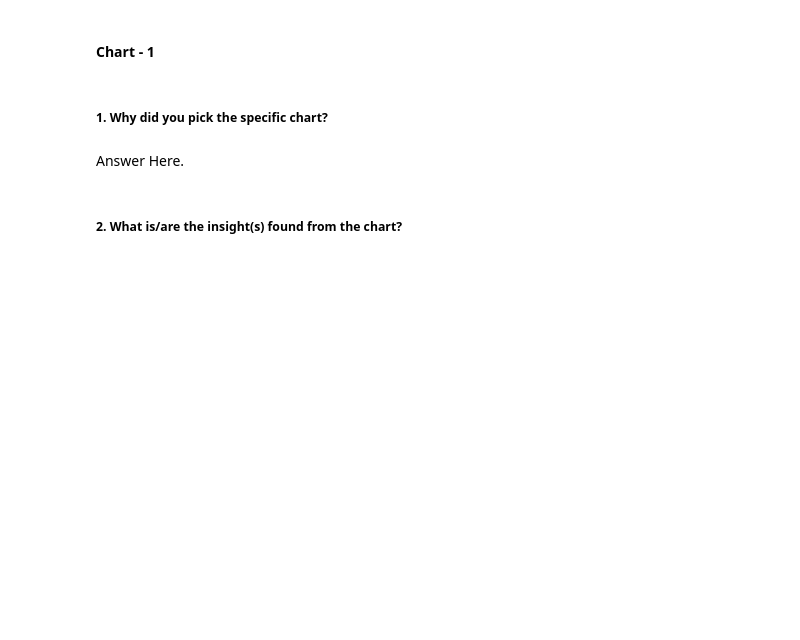
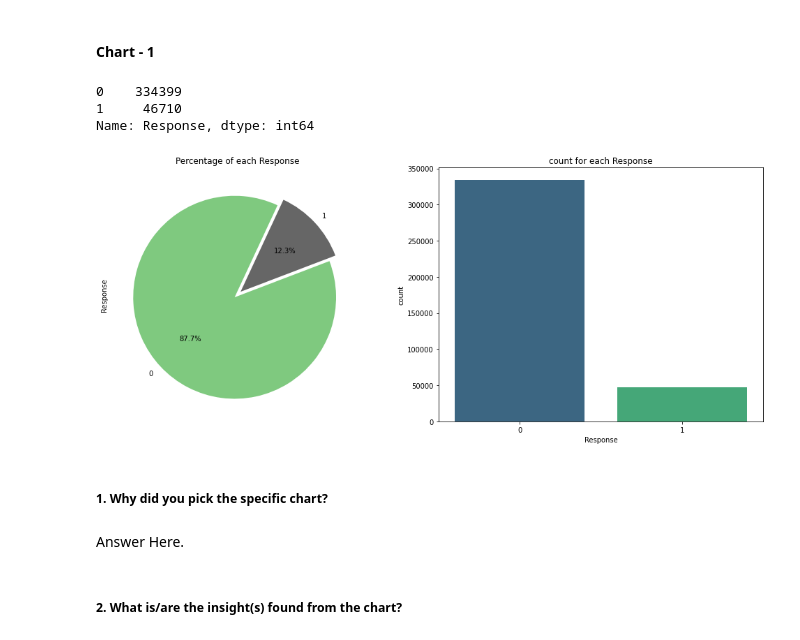
Before and after one commit to Rahul-2045/HEALTH-INSURANCE-CROSS-SELL-PREDICTION, a Jupyter notebook: Copy_of_Sample_ML_Submission_Template.ipynb, the cells around one changed output. Drawn from its saved outputs; the diff is of its cells as text; code cells hidden in the pictures; blank space fills up the shorter version.

```diff
--- a/Copy_of_Sample_ML_Submission_Template.ipynb
+++ b/Copy_of_Sample_ML_Submission_Template.ipynb
@@ -350,3 +350,28 @@ Answer Here.
+# %%
+# Chart - 1 visualization code
+# Let's start with the taget feature i.e response column
+# Exploring Response using pie plot and barplot
+
+# creating two figures in a row for the visualization
+fig , axes  = plt.subplots(1,2,figsize = (14,6 ))
+
+# Plotting Pie plot to check the Response distribution percent wise
+df['Response'].value_counts().plot.pie( autopct = '%.1f%%', explode = [0.04,0.04], startangle = 65, cmap = 'Accent', ax = axes[0])
+axes[0].set_title('Percentage of each Response')
+
+# plotting count plot for Response
+sns.countplot(data = df , x = 'Response', palette = 'viridis', ax =  axes[1])
+axes[1].set_title('count for each Response')
+
+
+plt.tight_layout()
+
+df['Response'].value_counts()
+# %% [output]
+0    334399
+1     46710
+Name: Response, dtype: int64
+[figure, added]
 # %% [markdown]
 ##### 1. Why did you pick the specific chart?
 # %% [markdown]
```
Also changed, not shown: parts of 76 cells of this notebook.
